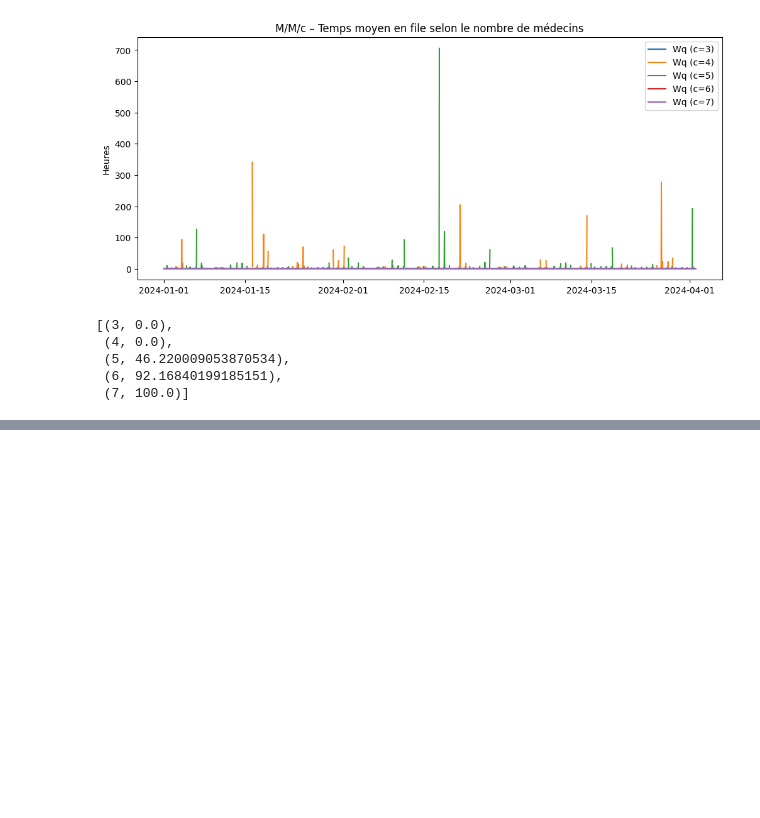
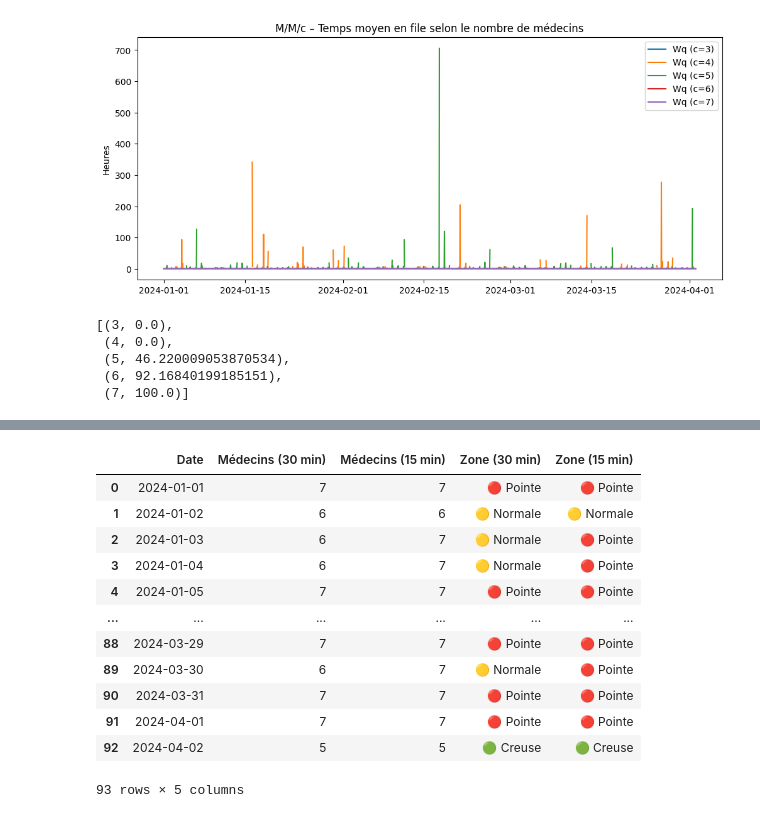
Before and after one commit to John-dotcom-cyber/hospital-emergency-optimizer, a Jupyter notebook: notebooks/prediction/prediction_basique.ipynb, the cells around one changed output, grey strips where cells are left out. Saved outputs shown, nothing was run; the diff lists cells and outputs as text; code cells hidden in the pictures; blank space fills up the shorter version.

```diff
--- a/notebooks/prediction/prediction_basique.ipynb
+++ b/notebooks/prediction/prediction_basique.ipynb
@@ -221,0 +371,9 @@ results
+# %%
+# Résumé par jour
+daily_summary = mmc.groupby(mmc["ds"].dt.date).agg({
+    "c_opt_30min": "max",
+    "c_opt_15min": "max"
+}).reset_index()
+
+daily_summary.columns = ["Date", "Médecins (30 min)", "Médecins (15 min)"]
+daily_summary
@@ -221,0 +420,27 @@ results
+# %%
+def zone_color(c):
+    if c <= 5:
+        return "🟢 Creuse"
+    elif c == 6:
+        return "🟡 Normale"
+    else:
+        return "🔴 Pointe"
+
+daily_summary["Zone (30 min)"] = daily_summary["Médecins (30 min)"].apply(zone_color)
+daily_summary["Zone (15 min)"] = daily_summary["Médecins (15 min)"].apply(zone_color)
+
+daily_summary
+# %% [output]
+|  | Date | Médecins (30 min) | Médecins (15 min) | Zone (30 min) | Zone (15 min) |
+| 0 | 2024-01-01 | 7 | 7 | 🔴 Pointe | 🔴 Pointe |
+| 1 | 2024-01-02 | 6 | 6 | 🟡 Normale | 🟡 Normale |
+| 2 | 2024-01-03 | 6 | 7 | 🟡 Normale | 🔴 Pointe |
+| 3 | 2024-01-04 | 6 | 7 | 🟡 Normale | 🔴 Pointe |
+| 4 | 2024-01-05 | 7 | 7 | 🔴 Pointe | 🔴 Pointe |
+| ... | ... | ... | ... | ... | ... |
+| 88 | 2024-03-29 | 7 | 7 | 🔴 Pointe | 🔴 Pointe |
+| 89 | 2024-03-30 | 6 | 7 | 🟡 Normale | 🔴 Pointe |
+| 90 | 2024-03-31 | 7 | 7 | 🔴 Pointe | 🔴 Pointe |
+| 91 | 2024-04-01 | 7 | 7 | 🔴 Pointe | 🔴 Pointe |
+| 92 | 2024-04-02 | 5 | 5 | 🟢 Creuse | 🟢 Creuse |
+93 rows × 5 columns
```
Also changed, not shown: parts of 12 cells of this notebook.
